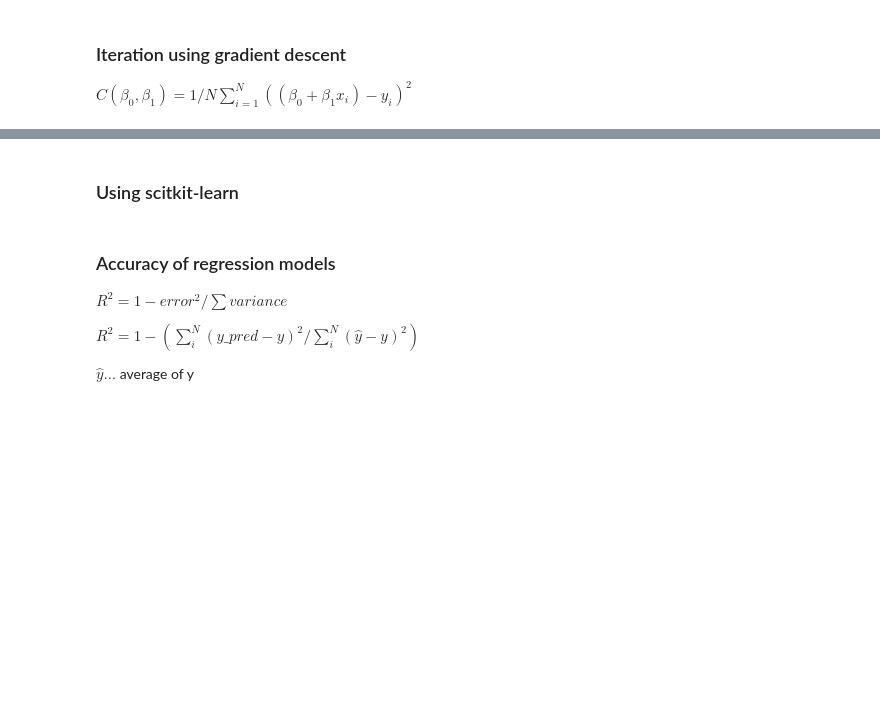
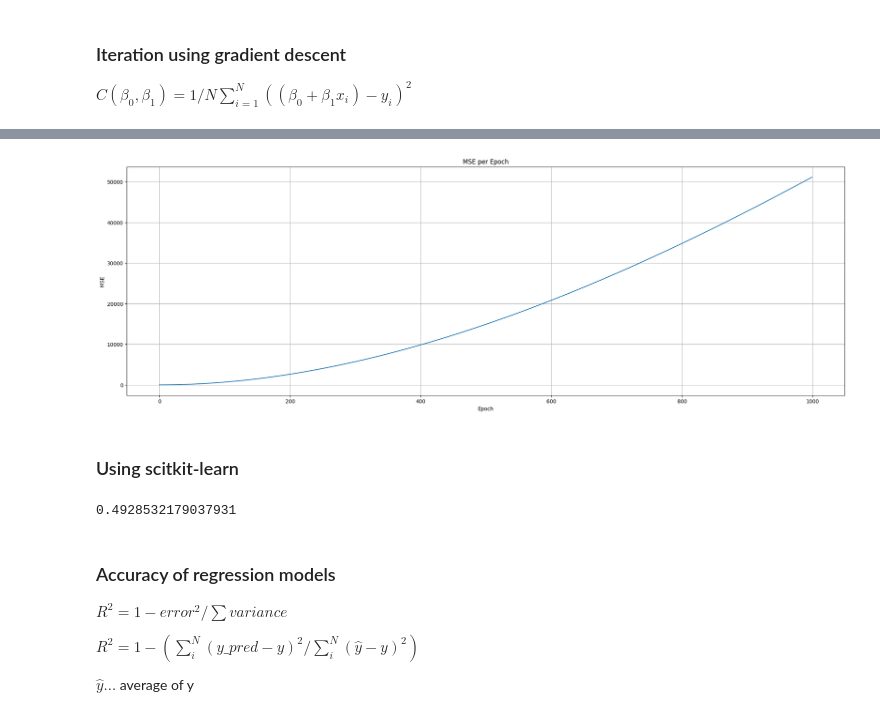
Before and after one commit to DarianFlorianVoda/StatisticsAppDS, a Jupyter notebook: house_price_lin_regression_template.ipynb, the cells around one changed output, grey strips where cells are left out. Saved outputs shown, nothing was run; the diff lists cells and outputs as text; code cells hidden in the pictures; blank space fills up the shorter version.

Commit message:
-Finished HW from SL with Linear Regression

```diff
--- a/house_price_lin_regression_template.ipynb
+++ b/house_price_lin_regression_template.ipynb
@@ -196,0 +281,12 @@ print(f'TODO ...')
+# %%
+def mean_squared_error(df, beta_0, beta_1):
+    n = len(df)
+    MSE = 0
+    summation = 0
+    for j in range(len(df.iloc[:,5])):
+        y_predict = beta_0 + beta_1*j
+        difference = df.iloc[j,5] - y_predict
+        squared_difference = difference**2
+        summation = summation + squared_difference
+    MSE = (summation/n)
+    return MSE
@@ -202,0 +301,24 @@ print(f'TODO ...')
+# %%
+def gradient_descent(df, beta_0, beta_1, alpha):
+    n = len(df)
+    y_pred = beta_0 + beta_1 * df['sqft_living']
+    gr_1 = (-2/n) * sum(df['sqft_living'] * (df['price'] - y_pred))
+    gr_0 = (-2/n) * sum(df['price'] - y_pred)
+    beta_1_new = beta_1 - alpha * gr_1
+    beta_0_new = beta_1 - alpha * gr_0
+    return beta_0_new, beta_1_new
+# %%
+b_0,b_1 = gradient_descent(df_2,0,0,0.001)
+epochs = [0]
+mse = []
+print(f"epoch: 0, result: {b_0, b_1}")
+mse_val = mean_squared_error(df_2, b_0, b_1)
+mse.append(mse_val)
+print(f"MSE: {mse_val}")
+for i in range(1,1000):
+    epochs.append(i)
+    b_0, b_1 = gradient_descent(df_2, b_0, b_1, 0.001)
+    print(f"epoch:{i}, result: {gradient_descent(df_2,b_0,b_1,0.001)}")
+    mse_val = mean_squared_error(df_2,b_0, b_1)
+    mse.append(mse_val)
+    print(f"MSE: {mean_squared_error(df_2,b_0, b_1)}")
@@ -203,2 +343,12 @@ print(f'TODO ...')
+# %%
+plt.figure(figsize=(25,8))
+plt.plot(epochs,mse)
+plt.title('MSE per Epoch')
+plt.xlabel('Epoch')
+plt.ylabel('MSE')
+plt.grid(True)
+plt.show()
+# %% [output]
+[figure, added]
 # %% [markdown]
 ### Using scitkit-learn
@@ -210,3 +355,18 @@ print(f'TODO ...')
+# %%
+from sklearn import metrics
+from sklearn.linear_model import LinearRegression
+import numpy as np
+
+scikit_reg = LinearRegression()
+scikit_reg.fit(df_2.loc[:,['sqft_living']],df_2['price'])
+
+scikit_y_predicted = scikit_reg.predict(df_2.loc[:,['sqft_living']])
+
+scikit_mse = metrics.mean_squared_error(df_2['price'], scikit_y_predicted)
+scikit_r2 = metrics.r2_score(df_2['price'], scikit_y_predicted)
+print(scikit_r2)
+# %% [output]
+0.4928532179037931
 # %% [markdown]
 ### Accuracy of regression models
 
```
Also changed, not shown: parts of 18 cells of this notebook.
